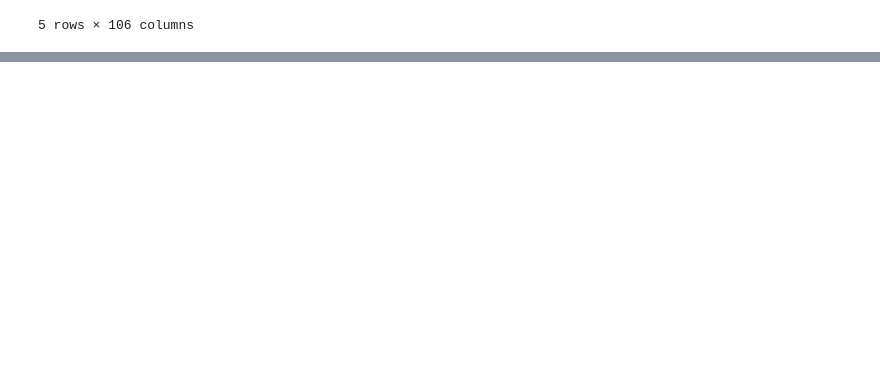
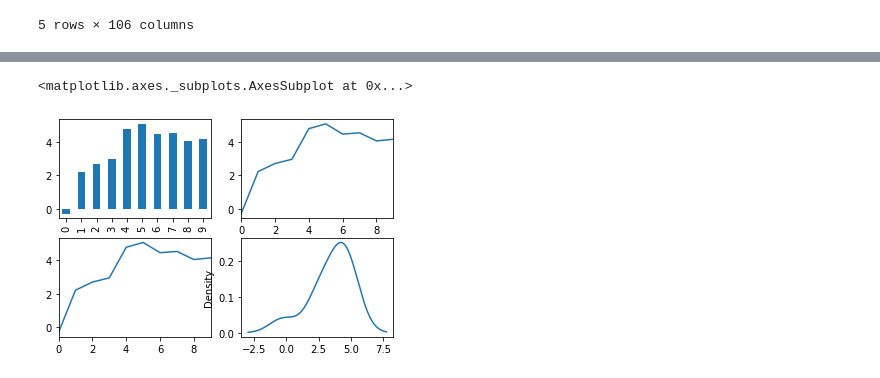
Before and after one commit to ShaoZC/Financial-report-acquisition-and-data-processing-with-Python, a Jupyter notebook: AB_NYC_2019.ipynb, the cells around one changed output, grey strips where cells are left out. Drawn from its saved outputs; the diff is of its cells as text; code cells hidden in the pictures; blank space fills up the shorter version.

```diff
--- a/AB_NYC_2019.ipynb
+++ b/AB_NYC_2019.ipynb
@@ -17,3 +17,8 @@ BJ_Airbnb.head()
 | 3 | 114465 | https://www.airbnb.com/rooms/114465 | 20200527044855 | 2020-05-28 | CBD Spacious Luxury Suite with 30... | Located in the core position of C... | Closed fully-equipped kitchen wit... | Located in the core position of C... | ... |
 | 4 | 128496 | https://www.airbnb.com/rooms/128496 | 20200527044855 | 2020-05-28 | Heart of Beijing: House with View 2 | real life in a real Hutong. Not t... | 如果你没有任何其他房东的好评,没有认证ID,没有简单的自我介绍,我... | real life in a real Hutong. Not t... | ... |
 5 rows × 106 columns
+# %%
+import pandas as pd
+import numpy as np
+s=pd.Series(np.random.randn(10).cumsum(), index=np.arange(0, 10))
+s
@@ -19,0 +58,12 @@ BJ_Airbnb.head()
+# %%
+plt.subplot(221)
+s.plot(kind='bar')
+plt.subplot(222)
+s.plot()
+plt.subplot(223)
+s.plot(kind='line')
+plt.subplot(224)
+s.plot(kind='kde')
+# %% [output]
+<matplotlib.axes._subplots.AxesSubplot at 0x...>
+[figure, added]
```
Also changed, not shown: parts of 4 cells of this notebook.
